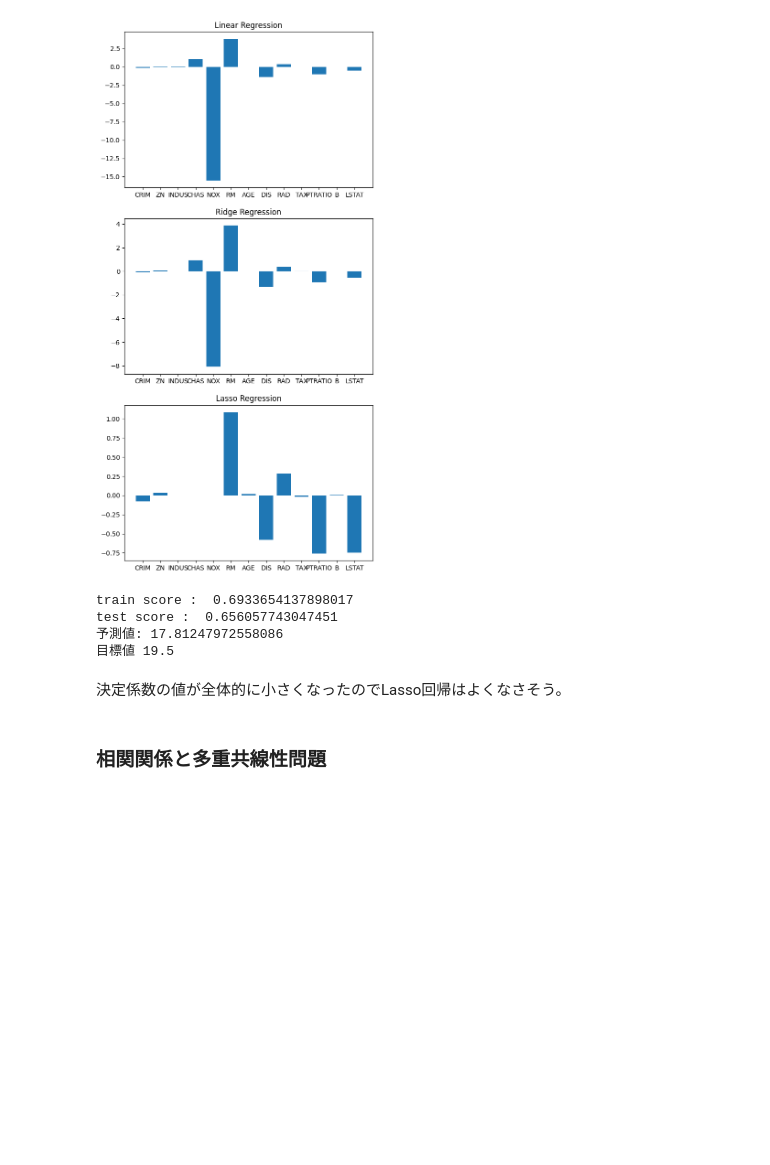
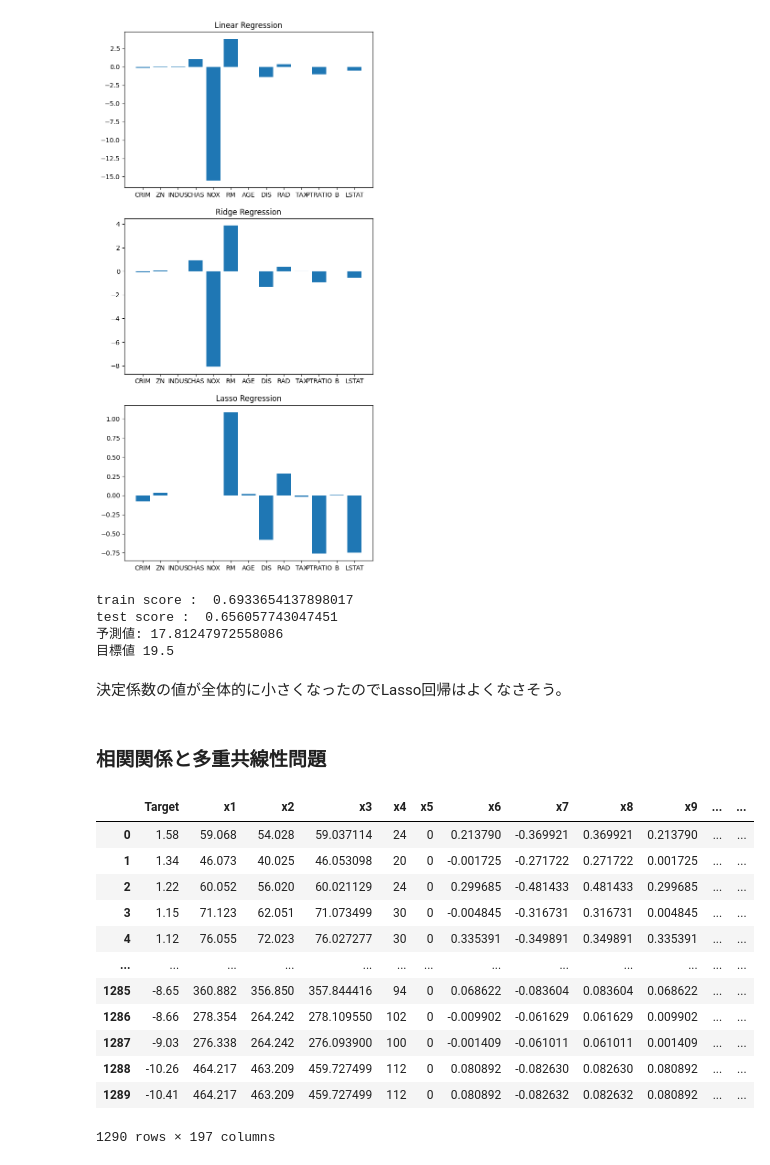
Before and after one commit to tkkazuya/machine_learning, a Jupyter notebook: Regression/Regression.ipynb, the cells around one changed output. Cells and saved outputs as stored; diff of their text form; code cells hidden in the pictures; blank space fills up the shorter version.

```diff
--- a/Regression/Regression.ipynb
+++ b/Regression/Regression.ipynb
@@ -202,3 +196,18 @@ test score :  0.656057743047451
 # %%
 file_path = '/Users/takajikazuya/Documents/machine_learning/Regression/regression_pls.csv'
 df = pd.read_csv(file_path)
+df
+# %% [output]
+|  | Target | x1 | x2 | x3 | x4 | x5 | x6 | x7 | x8 | x9 | ... | ... |
+| 0 | 1.58 | 59.068 | 54.028 | 59.037114 | 24 | 0 | 0.213790 | -0.369921 | 0.369921 | 0.213790 | ... | ... |
+| 1 | 1.34 | 46.073 | 40.025 | 46.053098 | 20 | 0 | -0.001725 | -0.271722 | 0.271722 | 0.001725 | ... | ... |
+| 2 | 1.22 | 60.052 | 56.020 | 60.021129 | 24 | 0 | 0.299685 | -0.481433 | 0.481433 | 0.299685 | ... | ... |
+| 3 | 1.15 | 71.123 | 62.051 | 71.073499 | 30 | 0 | -0.004845 | -0.316731 | 0.316731 | 0.004845 | ... | ... |
+| 4 | 1.12 | 76.055 | 72.023 | 76.027277 | 30 | 0 | 0.335391 | -0.349891 | 0.349891 | 0.335391 | ... | ... |
+| ... | ... | ... | ... | ... | ... | ... | ... | ... | ... | ... | ... | ... |
+| 1285 | -8.65 | 360.882 | 356.850 | 357.844416 | 94 | 0 | 0.068622 | -0.083604 | 0.083604 | 0.068622 | ... | ... |
+| 1286 | -8.66 | 278.354 | 264.242 | 278.109550 | 102 | 0 | -0.009902 | -0.061629 | 0.061629 | 0.009902 | ... | ... |
+| 1287 | -9.03 | 276.338 | 264.242 | 276.093900 | 100 | 0 | -0.001409 | -0.061011 | 0.061011 | 0.001409 | ... | ... |
+| 1288 | -10.26 | 464.217 | 463.209 | 459.727499 | 112 | 0 | 0.080892 | -0.082630 | 0.082630 | 0.080892 | ... | ... |
+| 1289 | -10.41 | 464.217 | 463.209 | 459.727499 | 112 | 0 | 0.080892 | -0.082632 | 0.082632 | 0.080892 | ... | ... |
+1290 rows × 197 columns
```
Also changed, not shown: parts of 2 cells of this notebook, 1 other file.
